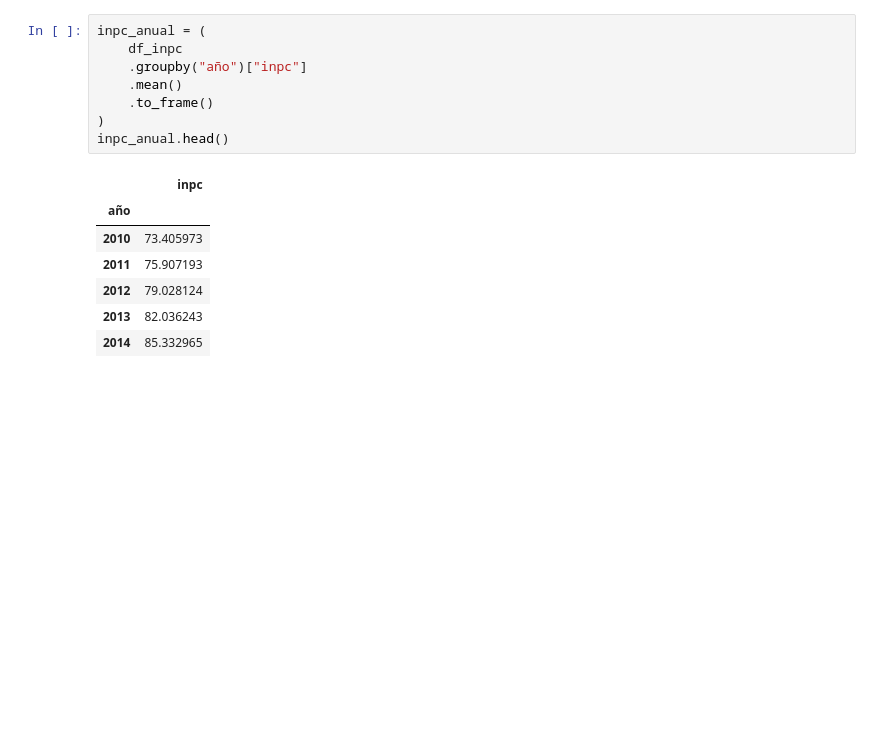
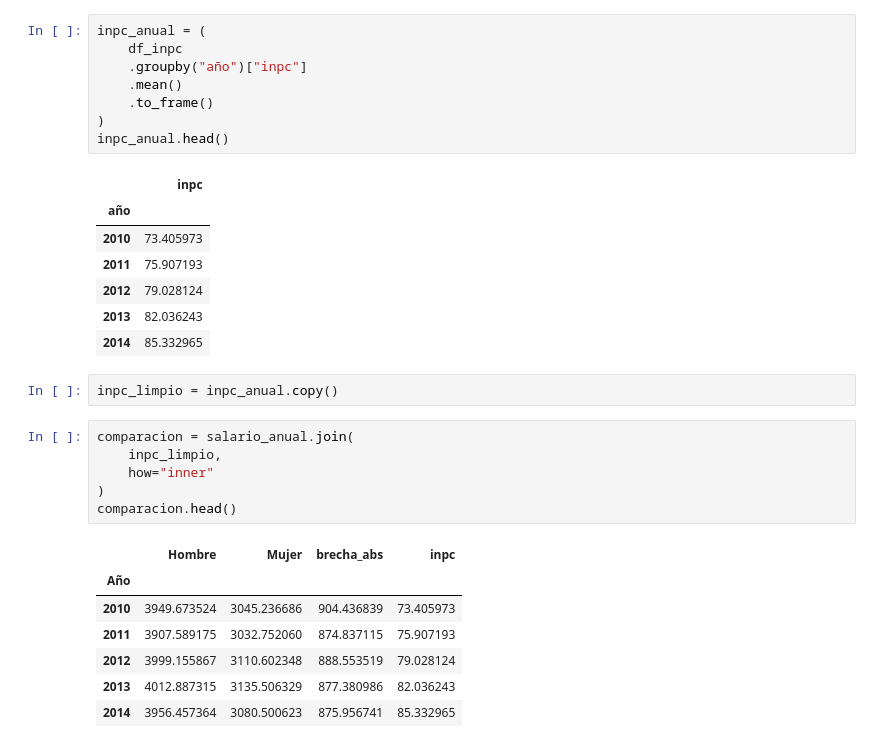
Before and after one commit to Monserrat-Vil/brecha_salarial, a Jupyter notebook: 1_gender-wagegap_fullanalysis.ipynb, the cells around one changed output. Drawn from its saved outputs; the diff is of its cells as text; blank space fills up the shorter version.

Commit message:
feat: se añade join de  salarios e inpc

```diff
--- a/1_gender-wagegap_fullanalysis.ipynb
+++ b/1_gender-wagegap_fullanalysis.ipynb
@@ -306,3 +306,19 @@ inpc_anual.head()
 | 2012 | 79.028124 |
 | 2013 | 82.036243 |
 | 2014 | 85.332965 |
+# %%
+inpc_limpio = inpc_anual.copy()
+# %%
+comparacion = salario_anual.join(
+    inpc_limpio,
+    how="inner"
+)
+comparacion.head()
+# %% [output]
+|  | Hombre | Mujer | brecha_abs | inpc |
+| Año |  |  |  |  |
+| 2010 | 3949.673524 | 3045.236686 | 904.436839 | 73.405973 |
+| 2011 | 3907.589175 | 3032.752060 | 874.837115 | 75.907193 |
+| 2012 | 3999.155867 | 3110.602348 | 888.553519 | 79.028124 |
+| 2013 | 4012.887315 | 3135.506329 | 877.380986 | 82.036243 |
+| 2014 | 3956.457364 | 3080.500623 | 875.956741 | 85.332965 |
```
